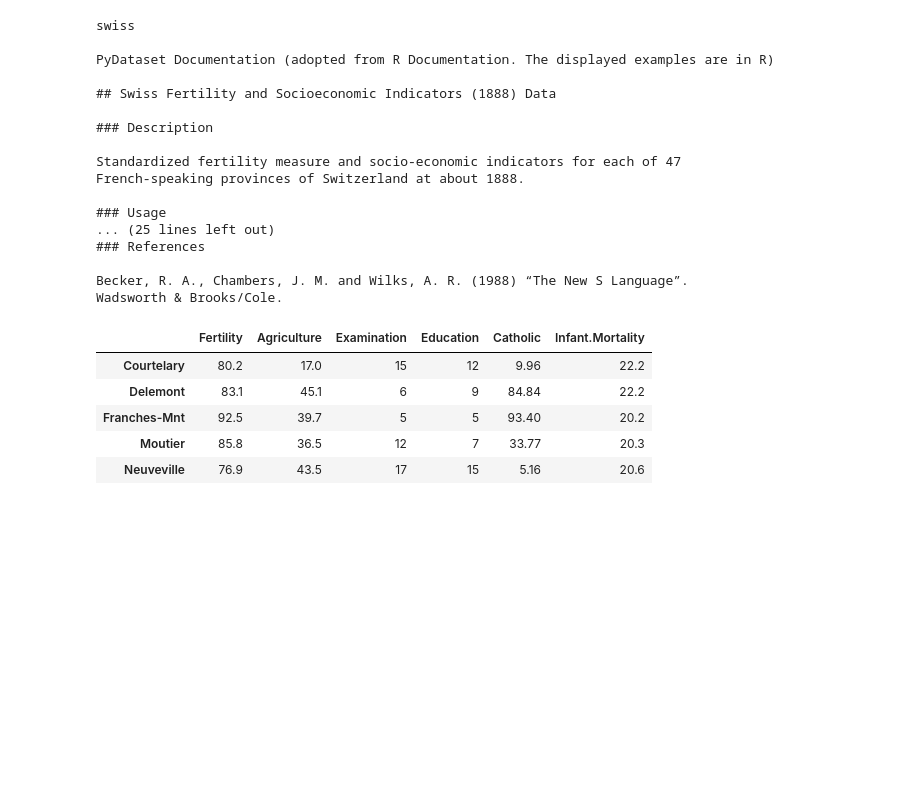
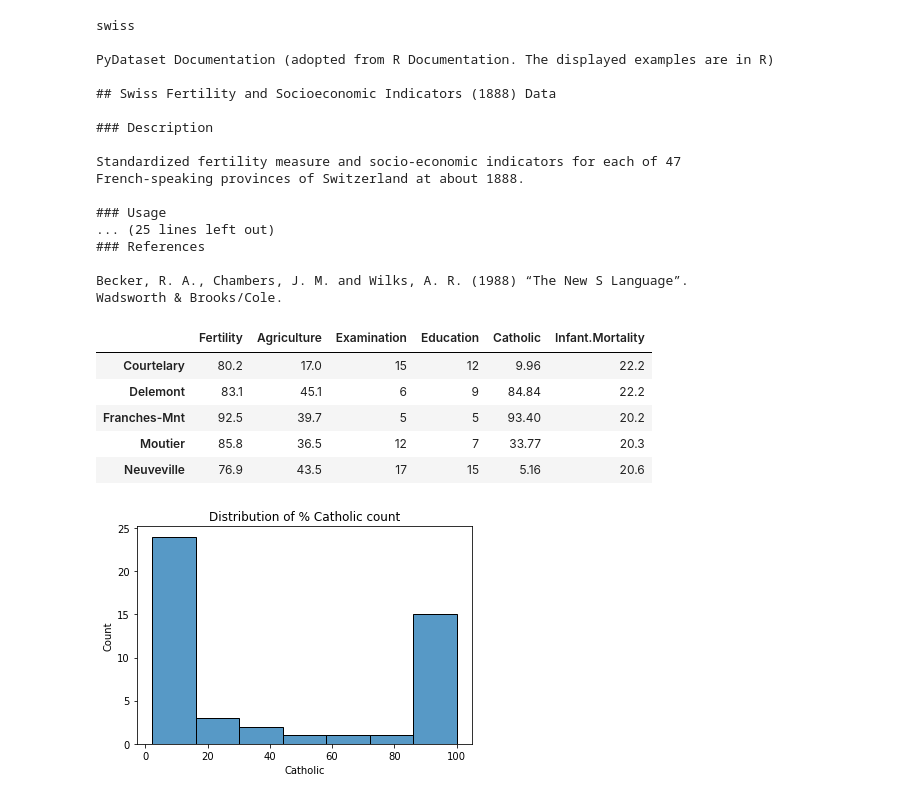
Before and after one commit to raycerna/numpy-pandas-visualization-exercises, a Jupyter notebook: seaborn_exercises.ipynb, the cells around one changed output. Cells and saved outputs as stored; diff of their text form; code cells hidden in the pictures; blank space fills up the shorter version.

```diff
--- a/seaborn_exercises.ipynb
+++ b/seaborn_exercises.ipynb
@@ -191,3 +198,9 @@ swiss.head()
 | Franches-Mnt | 92.5 | 39.7 | 5 | 5 | 93.40 | 20.2 |
 | Moutier | 85.8 | 36.5 | 12 | 7 | 33.77 | 20.3 |
 | Neuveville | 76.9 | 43.5 | 17 | 15 | 5.16 | 20.6 |
+# %%
+sns.histplot(swiss.Catholic)
+plt.title("Distribution of % Catholic count")
+plt.show()
+# %% [output]
+[figure, added]
```
Also changed, not shown: parts of 12 cells of this notebook.
